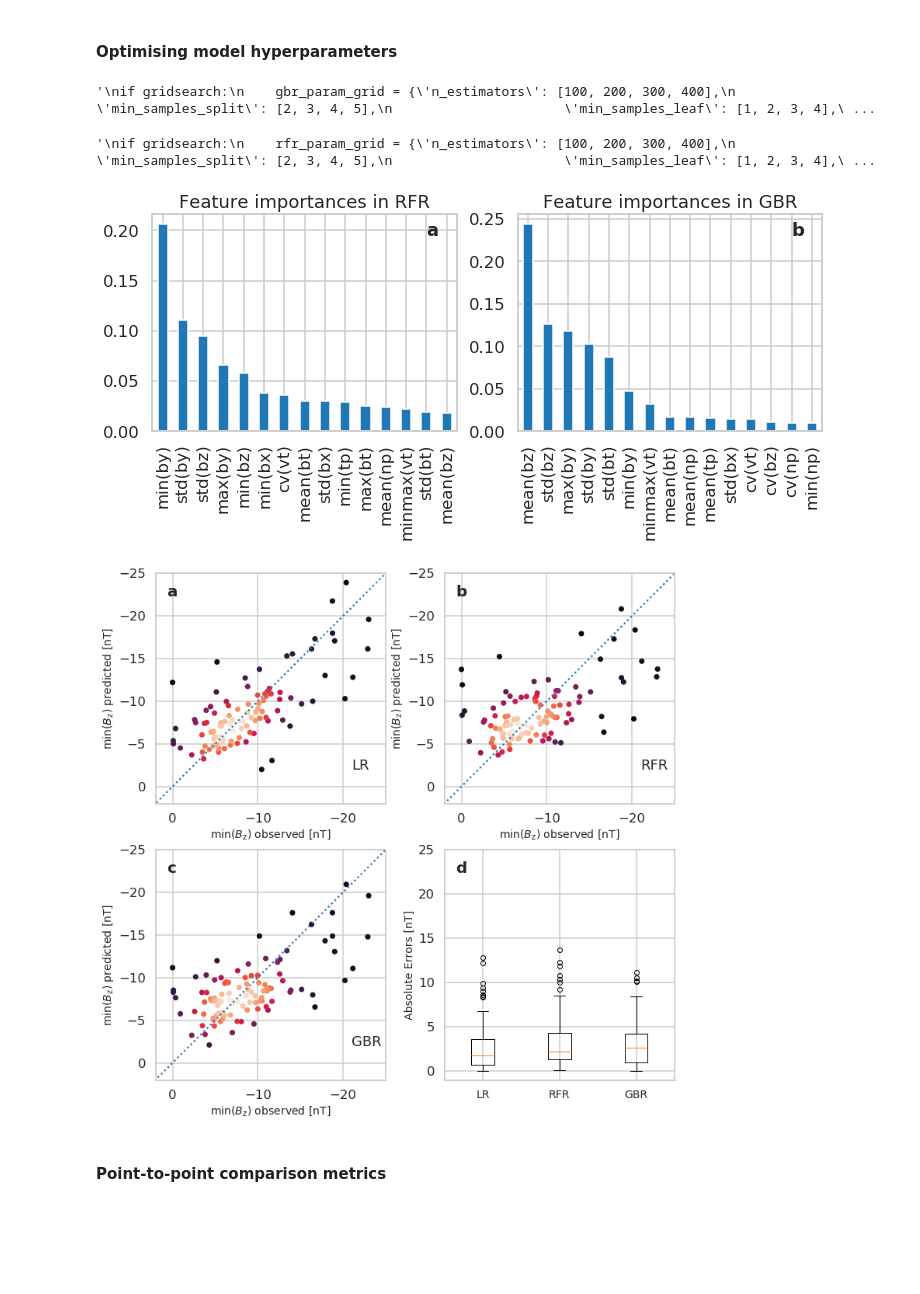
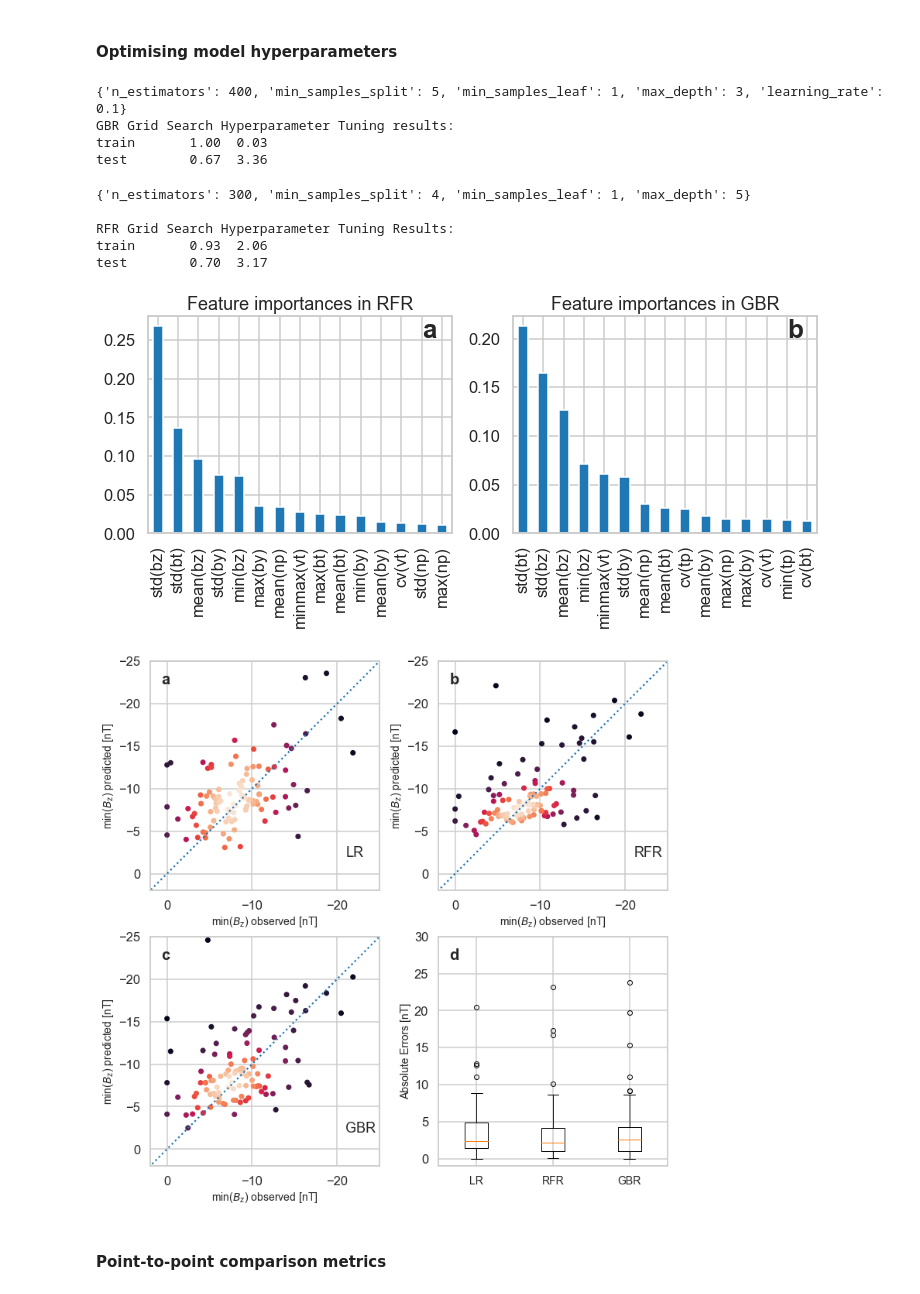
Before and after one commit to helioforecast/Papers, a Jupyter notebook: Reiss2021_MLrope/mfrpred_mreiss_bz.ipynb, the cells around one changed output. Saved outputs shown, nothing was run; the diff lists cells and outputs as text; code cells hidden in the pictures; blank space fills up the shorter version.

Commit message:
Updated hyperparameter tuning.

```diff
--- a/Reiss2021_MLrope/mfrpred_mreiss_bz.ipynb
+++ b/Reiss2021_MLrope/mfrpred_mreiss_bz.ipynb
@@ -726,19 +674,19 @@ gridsearch = False
 
 from sklearn.model_selection import RandomizedSearchCV
 # %%
-'''
 if gridsearch:
     gbr_param_grid = {'n_estimators': [100, 200, 300, 400],
                       'min_samples_split': [2, 3, 4, 5],
                       'min_samples_leaf': [1, 2, 3, 4],
-                      'max_depth': [2, 3, 4, 5]}
+                      'max_depth': [2, 3, 4, 5],
+                      'learning_rate': [0.01, 0.1]}
     clf_gbr = GradientBoostingRegressor()
     clf = RandomizedSearchCV(clf_gbr, gbr_param_grid, n_iter=200, cv=3, verbose=1)
     cv_model = clf.fit(X_train, y_train)
     best_params_gbr = cv_model.best_params_
 else:
-    best_params_gbr = {'n_estimators': 100, 'min_samples_split': 3,
-                       'min_samples_leaf': 2, 'max_depth': 5}
+    best_params_gbr = {'n_estimators': 400, 'min_samples_split': 5,
+                       'min_samples_leaf': 1, 'max_depth': 3, 'learning_rate': 0.1}
 
 print(best_params_gbr)
 models['gbr'] = GradientBoostingRegressor(**best_params_gbr)
@@ -753,11 +701,12 @@ y_pred1 = models['gbr'].predict(X_test)
 mae1 = mean_absolute_error(np.squeeze(y_test), np.squeeze(y_pred1))
 cc1 = scipy.stats.pearsonr(np.squeeze(y_test), np.squeeze(y_pred1))[0]
 print("{:<10}{:6.2f}{:6.2f}".format('test', cc1, mae1))
-'''
 # %% [output]
-'\nif gridsearch:\n    gbr_param_grid = {\'n_estimators\': [100, 200, 300, 400],\n                      \'min_samples_split\': [2, 3, 4, 5],\n                      \'min_samples_leaf\': [1, 2, 3, 4],\ ...
+{'n_estimators': 400, 'min_samples_split': 5, 'min_samples_leaf': 1, 'max_depth': 3, 'learning_rate': 0.1}
+GBR Grid Search Hyperparameter Tuning results:
+train       1.00  0.03
+test        0.67  3.36
 # %%
-'''
 if gridsearch:
     rfr_param_grid = {'n_estimators': [100, 200, 300, 400],
                       'min_samples_split': [2, 3, 4, 5],
@@ -768,7 +717,7 @@ if gridsearch:
     cv_model_rfr = clf_rfr.fit(X_train, y_train)
     best_params_rfr = cv_model_rfr.best_params_
 else:
-    best_params_rfr = {'n_estimators': 200, 'min_samples_split': 3,
+    best_params_rfr = {'n_estimators': 300, 'min_samples_split': 4,
                        'min_samples_leaf': 1, 'max_depth': 5}
 
 print(best_params_rfr)
@@ -785,9 +734,12 @@ y_pred1 = models['rfr'].predict(X_test)
 mae1 = mean_absolute_error(np.squeeze(y_test), np.squeeze(y_pred1))
 cc1 = scipy.stats.pearsonr(np.squeeze(y_test), np.squeeze(y_pred1))[0]
 print("{:<10}{:6.2f}{:6.2f}".format('test', cc1, mae1))
-'''
 # %% [output]
-'\nif gridsearch:\n    rfr_param_grid = {\'n_estimators\': [100, 200, 300, 400],\n                      \'min_samples_split\': [2, 3, 4, 5],\n                      \'min_samples_leaf\': [1, 2, 3, 4],\ ...
+{'n_estimators': 300, 'min_samples_split': 4, 'min_samples_leaf': 1, 'max_depth': 5}
+
+RFR Grid Search Hyperparameter Tuning Results:
+train       0.93  2.06
+test        0.70  3.17
 # %%
 # Select best models according to scores
 model1 = models['lr']
@@ -800,26 +752,27 @@ y_pred3 = model3.predict(X_test)
 # %%
 importances = model3.feature_importances_
 indices = np.argsort(importances)
 feat_imps_rfr = pd.Series(model2.feature_importances_, use_features).sort_values(ascending=False)[0:15]
 feat_imps_gbr = pd.Series(model3.feature_importances_, use_features).sort_values(ascending=False)[0:15]
 
 # Plot the feature importances of the forest
 fig, (ax1, ax2) = plt.subplots(1, 2, figsize=(12,4))
 feat_imps_rfr.plot(kind='bar', title="Feature importances in RFR", ax=ax1)
 feat_imps_gbr.plot(kind='bar', title="Feature importances in GBR", ax=ax2)
+
 plt.subplots_adjust(wspace=0.2)
 
 # Possible method of interpretation for LR:
 # https://scikit-learn.org/stable/auto_examples/inspection/plot_linear_model_coefficient_interpretation.html
 
 for ax, ann in zip([ax1, ax2], ['a', 'b']):
-    ax.text(.9, .9, ann, transform=ax.transAxes, fontsize=18, weight='bold')
+    ax.text(.9, .9, ann, transform=ax.transAxes, fontsize=26, weight='bold')
 
 argv3='feature_importance_minbz_{}h.pdf'.format(feature_hours)
 plt.savefig('plots/' + argv3, bbox_inches='tight')
 plt.show()
 # %% [output]
-[figure, old version]
+[figure, new version]
 # %%
 # (n, 1) -- (n,)
 y_test = np.squeeze(y_test)
@@ -882,13 +835,12 @@ ax3.text(-21, -2, 'GBR', fontsize=18)
 ax3.set_xlabel('min($B_{\mathrm{z}}$) observed [nT]', fontsize=14)
 ax3.set_ylabel('min($B_{\mathrm{z}}$) predicted [nT]', fontsize=14)
 ax4.boxplot([np.abs(y_test-y_pred1),np.abs(y_test-y_pred2),np.abs(y_test-y_pred3)])
-ax4.set_ylim([-1,25])
+ax4.set_ylim([-1,30])
 
 plt.xticks([1, 2, 3], ['LR', 'RFR', 'GBR'], fontsize=14)
 asp = np.diff(ax4.get_xlim())[0] / np.diff(ax4.get_ylim())[0]
 ax4.set_aspect(asp)
 ax4.set_ylabel('Absolute Errors [nT]', fontsize=14)
-
 
 plt.subplots_adjust(wspace=0.25)
 for ax, ann in zip([ax1, ax2, ax3, ax4], ['a', 'b', 'c', 'd']):
@@ -898,7 +850,7 @@ argv3='scatter_plot_minbz_{}h.pdf'.format(feature_hours)
 plt.savefig('plots/' + argv3, bbox_inches='tight')
 plt.show()
 # %% [output]
-[figure, old version]
+[figure, new version]
 # %% [markdown]
 #### Point-to-point comparison metrics
 # %%
```
Also changed, not shown: parts of 11 cells of this notebook, 1 other file.
